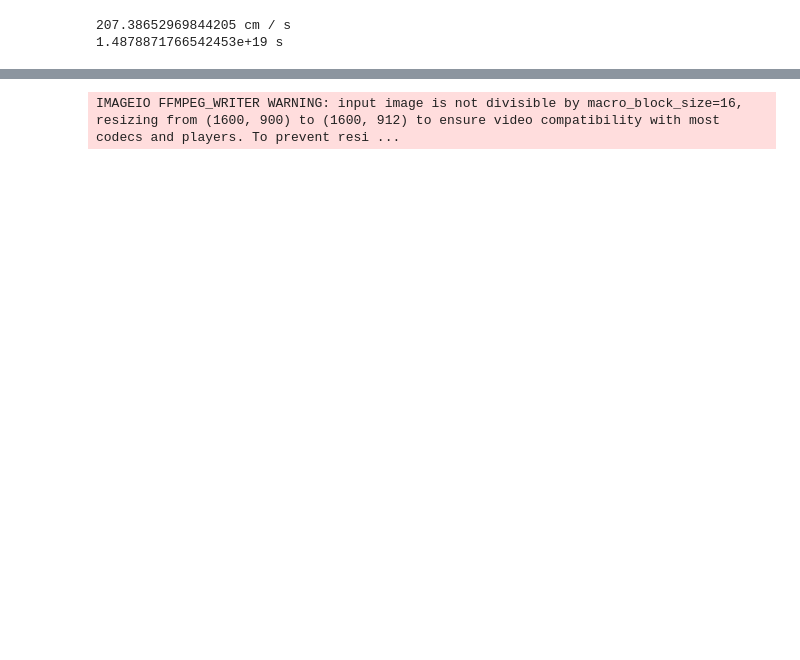
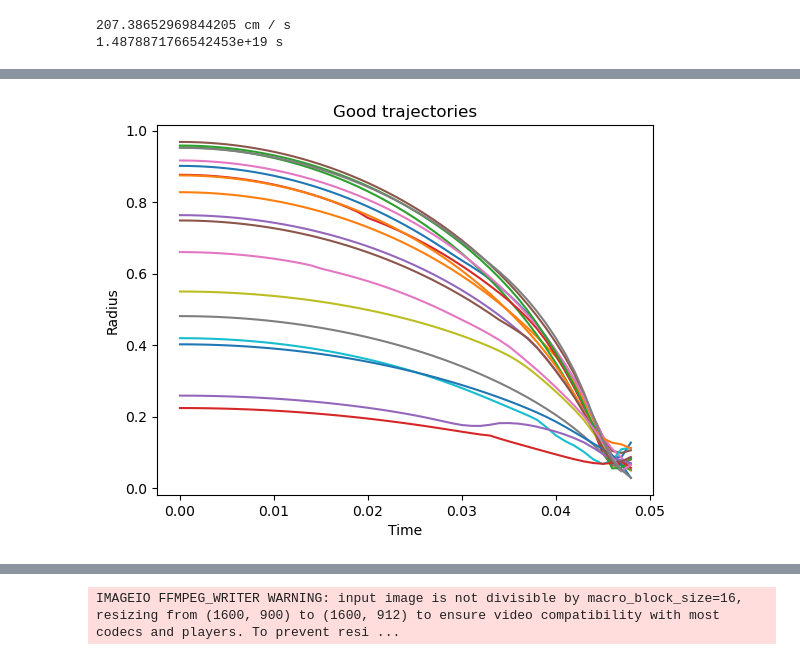
Before and after one commit to Federico-Fantoccoli/Dynamics-of-stellar-systems, a Jupyter notebook: Exp_2/homogeneous_sphere_collapse.ipynb, the cells around one changed output, grey strips where cells are left out. Drawn from its saved outputs; the diff is of its cells as text; code cells hidden in the pictures; blank space fills up the shorter version.

```diff
--- a/Exp_2/homogeneous_sphere_collapse.ipynb
+++ b/Exp_2/homogeneous_sphere_collapse.ipynb
@@ -746,3 +747,83 @@ Relative Error = 2.8118282290791465 %
 # Just use the array above (PARTICLE COUNTER) but swap again the idexes
 # parti_dist_cm works like this: part_dist_cm[particle_index][time_index]
 part_dist_cm = np.swapaxes(particles_distance_cm, 0, 1)
+# %%
+# HOMOLOGOUS COLLAPSE CHECK:
+# Study the mass at each radius interval to understand wheter the collapse is homologous or not
+r_max = np.max(part_dist_cm[:,0])
+r_max_index = np.argmax(part_dist_cm[:,0])
+
+radius_intervals = np.linspace(0, r_max, len(time_stamp))
+reverse_radius_intervals = radius_intervals[::-1]
+#print(radius_intervals)
+#print(reverse_radius_intervals)
+#print(np.shape(part_dist_cm))
+
+print(np.shape(time_stamp))
+#print(time_stamp)
+t_of_radius = []
+
+# Predicted trajectory
+
+func = lambda r: -1/r_max * 1/(r_max/r - 1)**0.5
+
+for r in reverse_radius_intervals:
+    t_of_radius.append( 1/((2 * N)**0.5) * scipy.integrate.quad(func, r_max, r)[0])
+
+t_of_radius = np.copy(t_of_radius)
+t_of_radius = t_of_radius
+
+#plt.scatter(time_stamp[:collapse_index], part_dist_cm[r_max_index, :collapse_index], label = 'Simulation')
+#plt.plot(t_of_radius, reverse_radius_intervals, label = 'Theorical prediction', lw = 3, c = 'darkorange')
+
+differences = []
+good_collapse_particles = 0
+bad_collapse_particles = 0
+plot_vector = []
+
+for i in range(1,600):
+
+    r_max = part_dist_cm[i, 0]
+
+    radius_intervals = np.linspace(0, r_max, len(time_stamp))
+    reverse_radius_intervals = radius_intervals[::-1]
+    t_of_radius = []
+
+    for r in reverse_radius_intervals:
+        t_of_radius.append( 1/((2 * N)**0.5) * scipy.integrate.quad(func, r_max, r)[0])
+
+    f = scipy.interpolate.interp1d(t_of_radius, reverse_radius_intervals)
+
+    tot_diff = np.sum(np.abs(np.diff(f(time_stamp[7:collapse_index-3]) - part_dist_cm[i, 7:collapse_index-3])))
+    differences.append(tot_diff)
+    if (differences[i-1] < 0.09):
+
+        good_collapse_particles += 1
+        plt.plot(time_stamp[:collapse_index], part_dist_cm[i, :collapse_index], label = 'Simulation' + str(i))
+        #plt.plot(t_of_radius, reverse_radius_intervals, label = 'Theorical prediction', lw = 3, c = 'black')
+
+    if (differences[i-1] > 0.35):
+
+        bad_collapse_particles += 1
+        plot_vector.append((time_stamp[:collapse_index], part_dist_cm[i, :collapse_index]))
+        #plt.plot(t_of_radius, reverse_radius_intervals, label = 'Theorical prediction', lw = 3, c = 'black')
+
+print('Good collapse particles = ', good_collapse_particles)
+print('Bad collapse particles = ', bad_collapse_particles)
+#sorted_differences = np.argsort(differences)
+
+#plt.legend()
+plt.title('Good trajectories')
+plt.xlabel('Time')
+plt.ylabel('Radius')
+plt.show()
+
+for i in range(len(plot_vector)):
+
+    plt.plot(plot_vector[i][0], plot_vector[i][1])
+
+plt.title('Bad trajectories')
+plt.xlabel('Time')
+plt.ylabel('Radius')
+plt.show()
+# %% [output]
@@ -748,0 +835 @@ part_dist_cm = np.swapaxes(particles_distance_cm, 0, 1)
+[figure, added]
```
Also changed, not shown: parts of 8 cells of this notebook.
